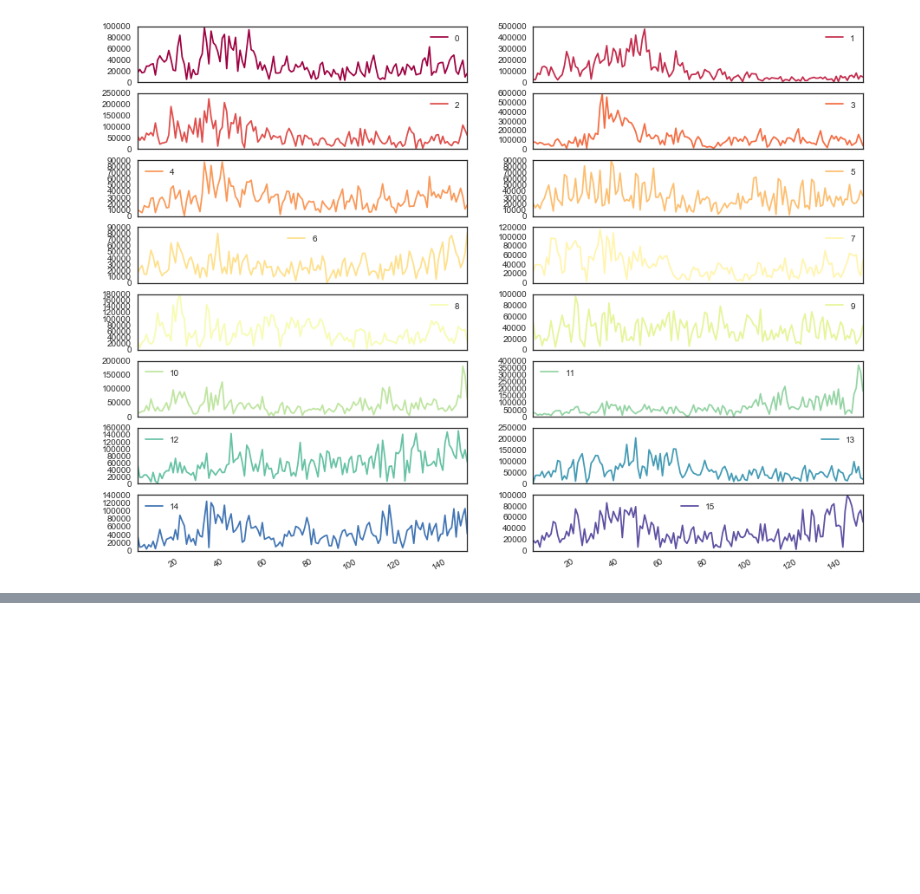
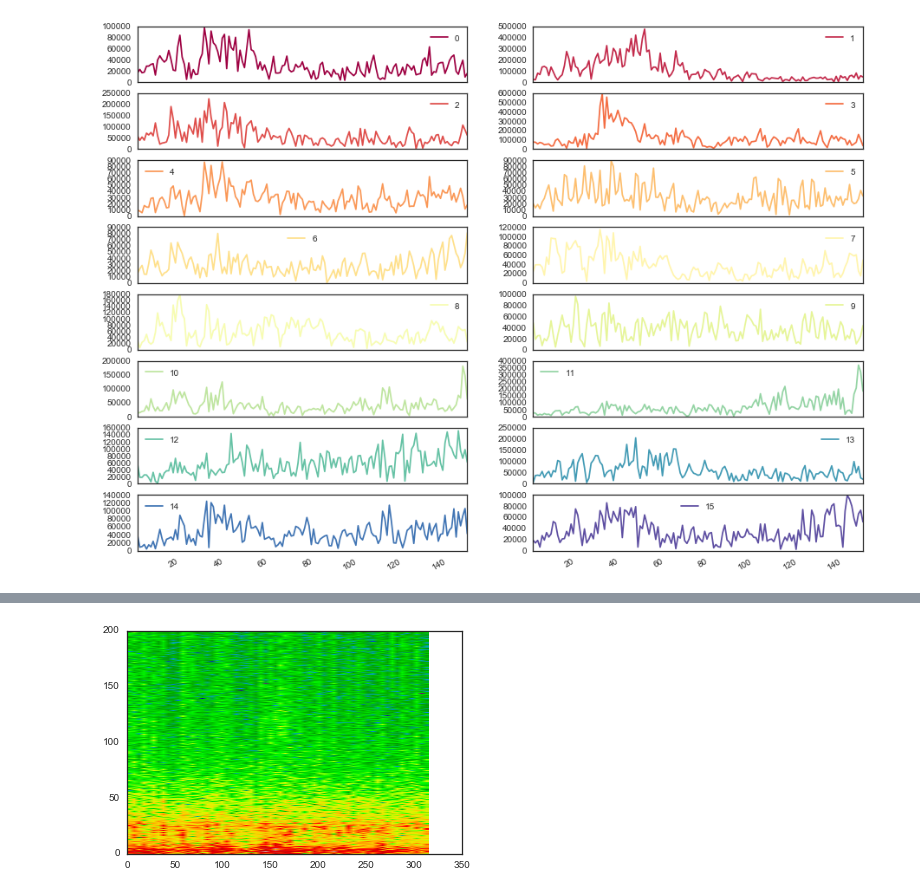
Before and after one commit to A-Jacobson/iEEG_Seizure_Prediction, a Jupyter notebook: EDA.ipynb, the cells around one changed output, grey strips where cells are left out. Cells and saved outputs as stored; diff of their text form; code cells hidden in the pictures; blank space fills up the shorter version.

```diff
--- a/EDA.ipynb
+++ b/EDA.ipynb
@@ -352,0 +396,5 @@ plt.show()
+# %%
+Pxx, freqs, bins, im = plt.specgram(df_neg_clean[1], NFFT=2048, Fs=240000/600, noverlap=int((240000/600)*0.005), cmap=plt.cm.spectral)
+plt.savefig('test2.png', bbox_inches='tight')
+# %% [output]
+[figure, added]
```
Also changed, not shown: parts of 35 cells of this notebook, 11 other files.
